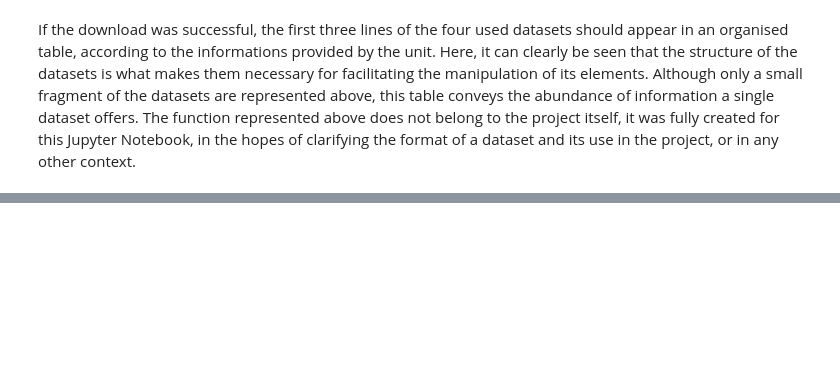
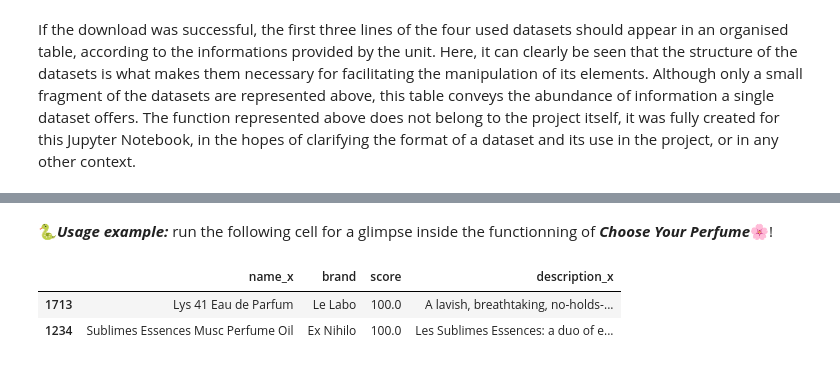
Before and after one commit to marieblcq/chooseyourperfume, a Jupyter notebook: notebooks/project_report.ipynb, the cells around one changed output, grey strips where cells are left out. Drawn from its saved outputs; the diff is of its cells as text; code cells hidden in the pictures; blank space fills up the shorter version.

```diff
--- a/notebooks/project_report.ipynb
+++ b/notebooks/project_report.ipynb
@@ -330,0 +160,25 @@ Name: count, dtype: int64
+# %% [markdown]
+🐍***Usage example:*** run the following cell for a glimpse inside the functionning of ***Choose Your Perfume***🌸!
+# %%
+from dataset import scent_categories
+from logic_cyp import enrich_with_scent_columns, score_perfumes
+
+perfume_to_scent_df = load_perfume_descriptions()
+perfume_df = load_extended_perfume_set()
+
+perfume_to_scent_df.columns = perfume_to_scent_df.columns.str.strip().str.lower()
+perfume_df.columns = perfume_df.columns.str.strip().str.lower()
+
+all_scent_notes = [note for notes in scent_categories.values() for note in notes]
+perfume_to_scent_df = enrich_with_scent_columns(perfume_to_scent_df, all_scent_notes, text_column='description')
+
+selected_scents = ['vanilla', 'rose', 'musk']
+weights = {'vanilla': 1.5, 'rose': 1.0, 'musk': 0.7}
+
+results = score_perfumes(selected_scents, perfume_to_scent_df, perfume_df, weights)
+
+results[['name_x', 'brand', 'score', 'description_x']].head(2)
+# %% [output]
+|  | name_x | brand | score | description_x |
+| 1713 | Lys 41 Eau de Parfum | Le Labo | 100.0 | A lavish, breathtaking, no-holds-... |
+| 1234 | Sublimes Essences Musc Perfume Oil | Ex Nihilo | 100.0 | Les Sublimes Essences: a duo of e... |
```
Also changed, not shown: parts of 111 cells of this notebook, 2 other files.
